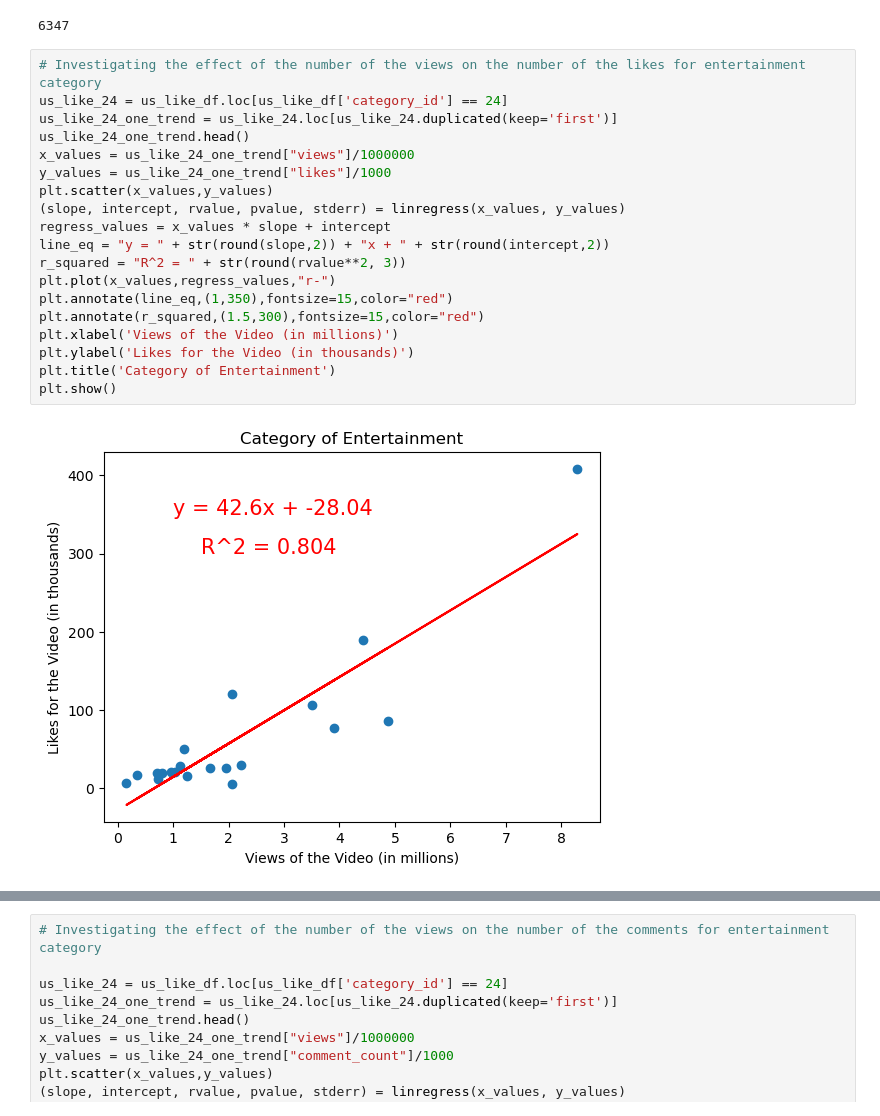
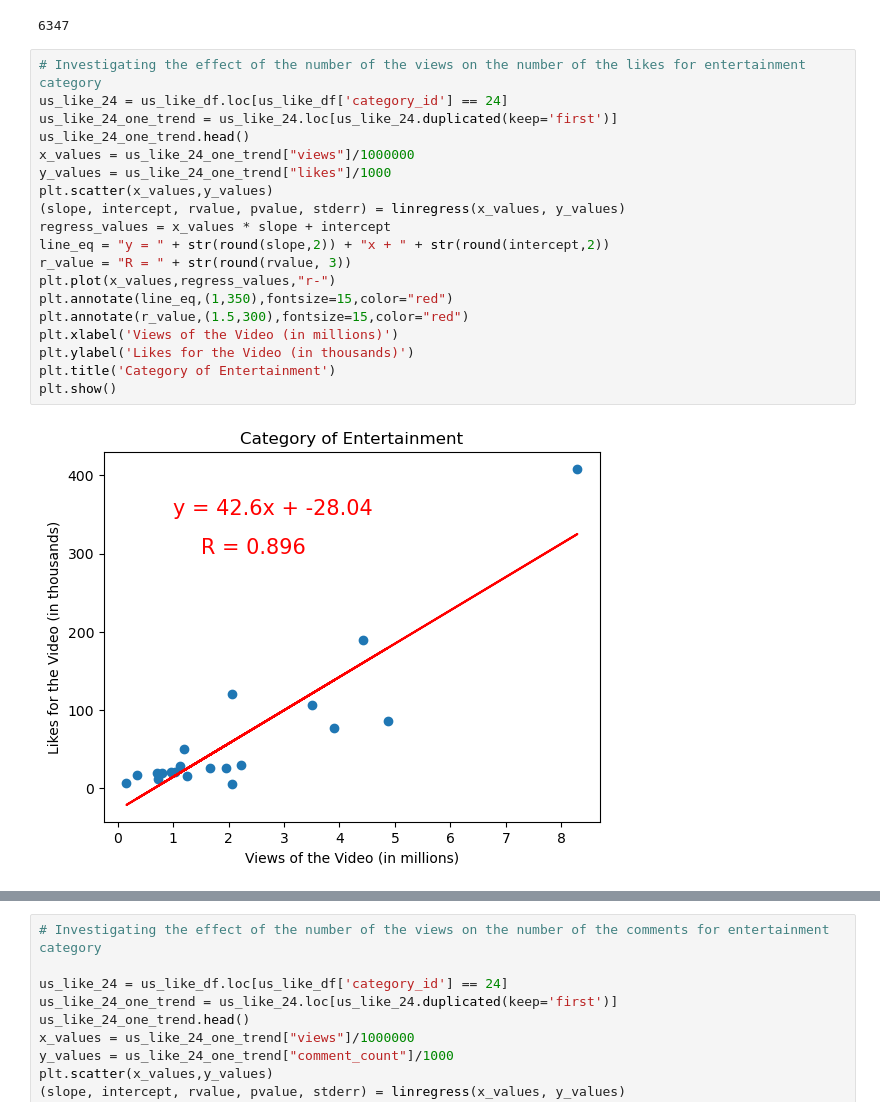
Before and after one commit to kimco2/project_1_misison_youtube, a Jupyter notebook: us_data_like.ipynb, the cells around one changed output, grey strips where cells are left out. Saved outputs shown, nothing was run; the diff lists cells and outputs as text.

Commit message:
Great images

```diff
--- a/us_data_like.ipynb
+++ b/us_data_like.ipynb
@@ -36,24 +36,24 @@ len(us_like_df['video_id'].unique())
 # %%
 # Investigating the effect of the number of the views on the number of the likes for entertainment category
 us_like_24 = us_like_df.loc[us_like_df['category_id'] == 24]
 us_like_24_one_trend = us_like_24.loc[us_like_24.duplicated(keep='first')]
 us_like_24_one_trend.head()
 x_values = us_like_24_one_trend["views"]/1000000
 y_values = us_like_24_one_trend["likes"]/1000
 plt.scatter(x_values,y_values)
 (slope, intercept, rvalue, pvalue, stderr) = linregress(x_values, y_values)
 regress_values = x_values * slope + intercept
 line_eq = "y = " + str(round(slope,2)) + "x + " + str(round(intercept,2))
-r_squared = "R^2 = " + str(round(rvalue**2, 3))
+r_value = "R = " + str(round(rvalue, 3))
 plt.plot(x_values,regress_values,"r-")
 plt.annotate(line_eq,(1,350),fontsize=15,color="red")
-plt.annotate(r_squared,(1.5,300),fontsize=15,color="red")
+plt.annotate(r_value,(1.5,300),fontsize=15,color="red")
 plt.xlabel('Views of the Video (in millions)')
 plt.ylabel('Likes for the Video (in thousands)')
 plt.title('Category of Entertainment')
 plt.show()
 # %% [output]
-[figure, old version]
+[figure, new version]
 # %%
 # Investigating the effect of the number of the views on the number of the likes for Music category
 
```
Also changed, not shown: parts of 5 cells of this notebook, 1 other file.
